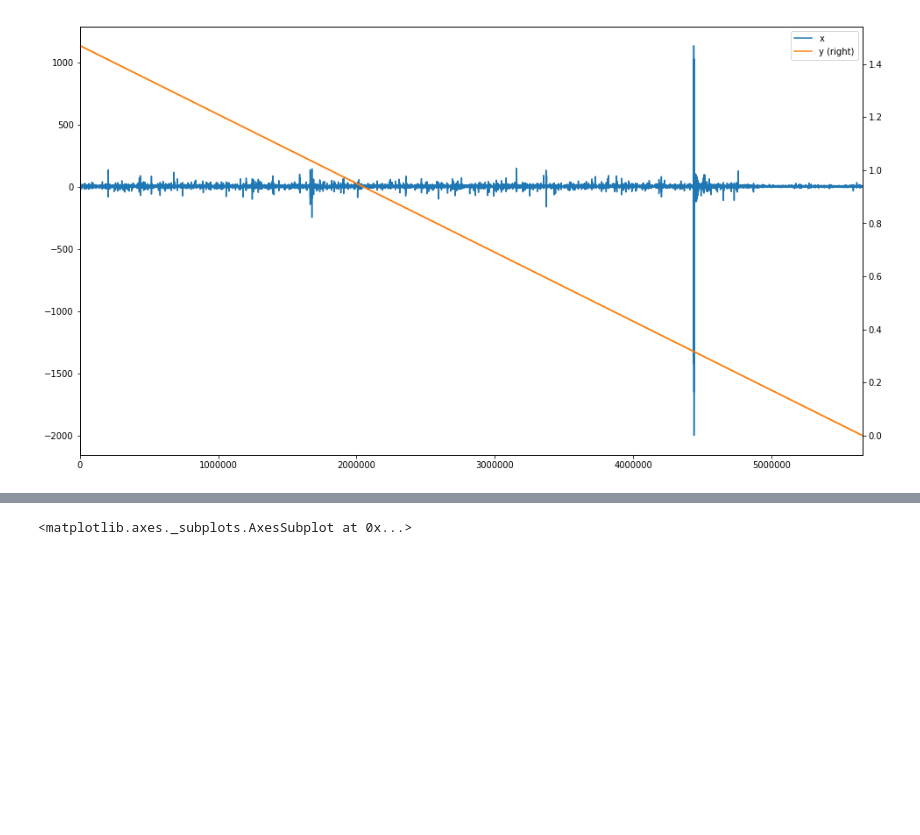
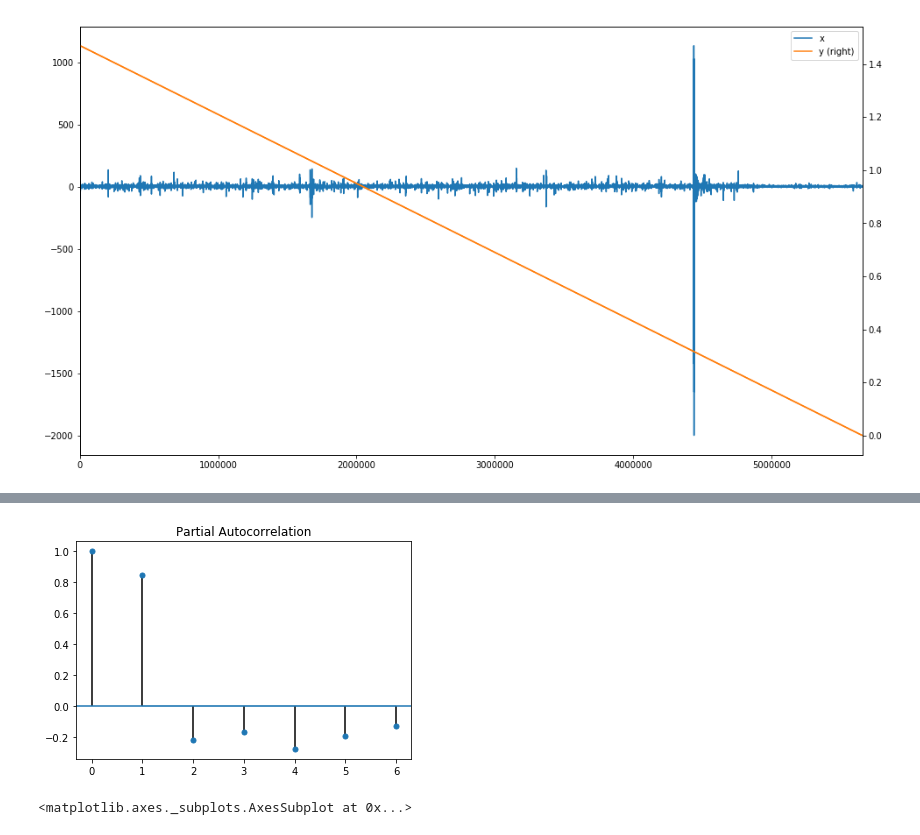
Before and after one commit to WLM1ke/LANL_Earthquake_Prediction, a Jupyter notebook: notebooks/EDA.ipynb, the cells around one changed output, grey strips where cells are left out. Drawn from its saved outputs; the diff is of its cells as text; code cells hidden in the pictures; blank space fills up the shorter version.

```diff
--- a/notebooks/EDA.ipynb
+++ b/notebooks/EDA.ipynb
@@ -33,3 +44,7 @@ df.loc[num * block: (num + 1) * block].plot(figsize=(16,9), secondary_y=["y"])
+# %%
+_ = tsaplots.plot_pacf(df.loc[num * block: (num + 1) * block].x, lags=6)
+# %% [output]
+[figure, added]
 # %%
 df = pd.read_csv(raw_data, skiprows=5656574, nrows=44429303)
 df.columns = ["x", "y"]
```
Also changed, not shown: parts of 26 cells of this notebook, 3 other files.
